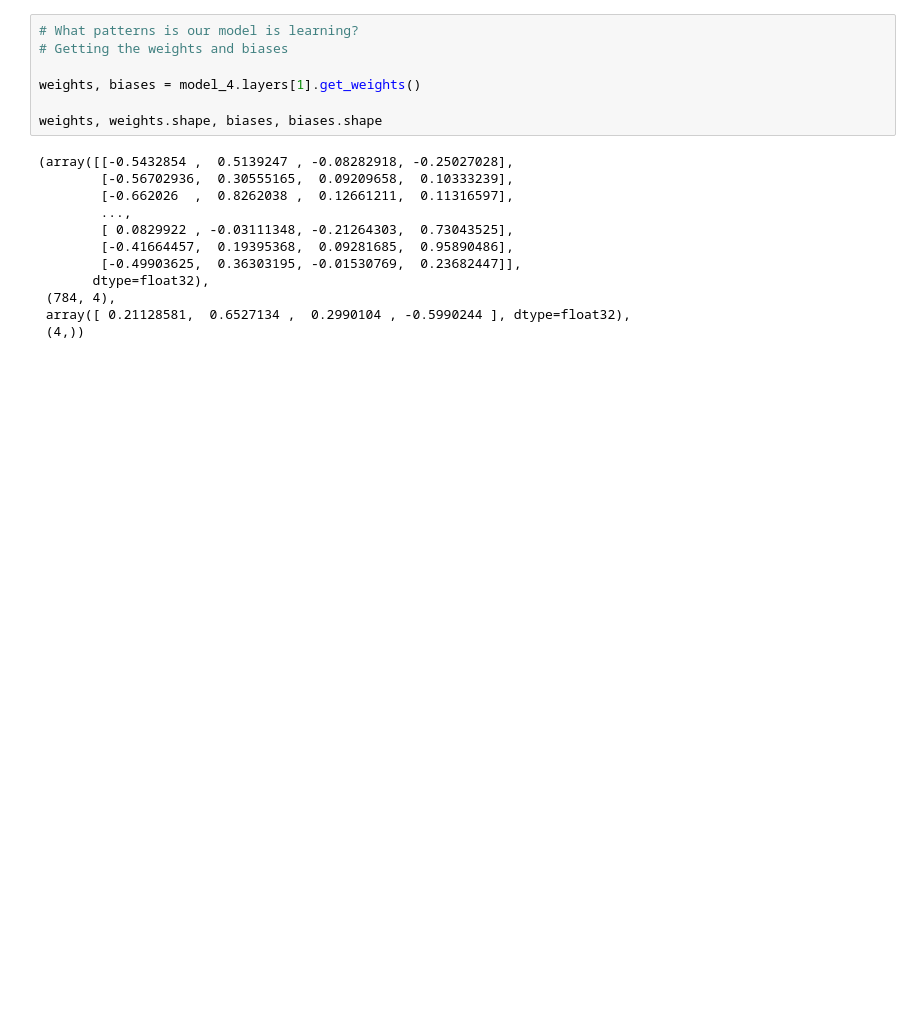
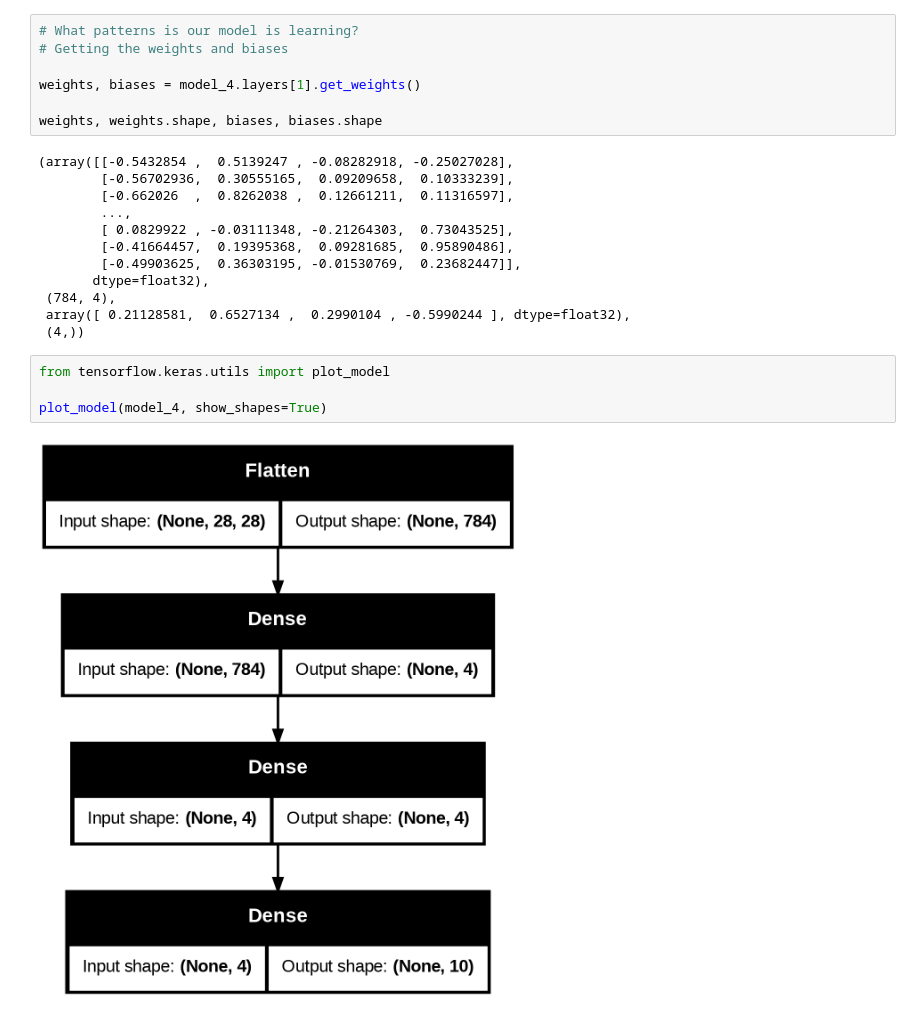
Before and after one commit to Sayantan615/Practice-Code, a Jupyter notebook: Tensorflow Labs/tensorflow_classification.ipynb, the cells around one changed output. Cells and saved outputs as stored; diff of their text form; blank space fills up the shorter version.

```diff
--- a/Tensorflow Labs/tensorflow_classification.ipynb
+++ b/Tensorflow Labs/tensorflow_classification.ipynb
@@ -1002,3 +1002,9 @@ weights, weights.shape, biases, biases.shape
  (784, 4),
  array([ 0.21128581,  0.6527134 ,  0.2990104 , -0.5990244 ], dtype=float32),
  (4,))
+# %%
+from tensorflow.keras.utils import plot_model
+
+plot_model(model_4, show_shapes=True)
+# %% [output]
+[figure, added]
```
